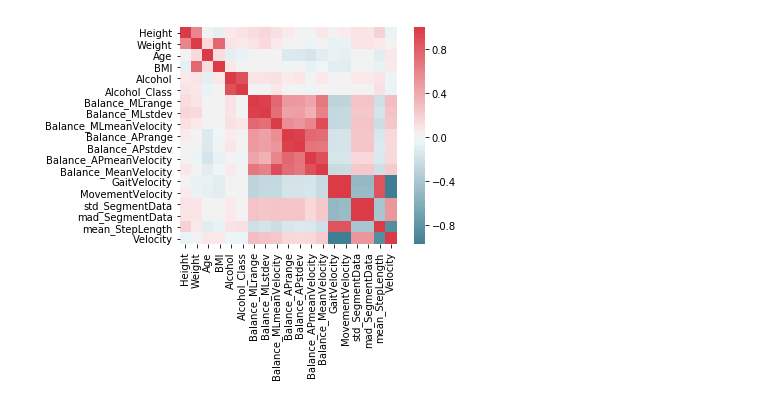
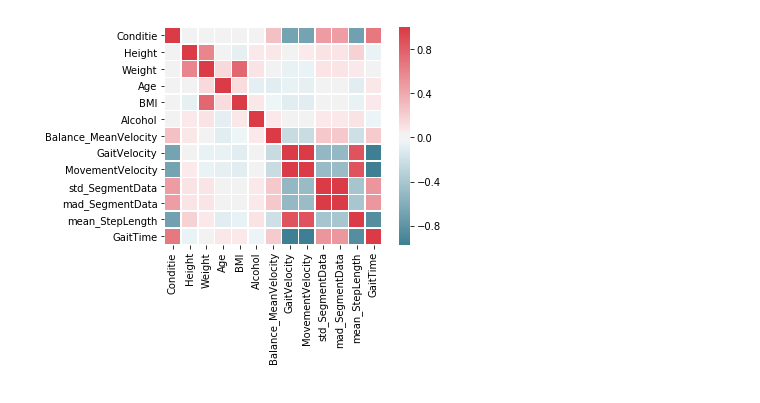
Before and after one commit to VivienvV/fallrisk, a Jupyter notebook: Machine_learning/Logistic_regression.ipynb, the cells around one changed output. Cells and saved outputs as stored; diff of their text form; code cells hidden in the pictures.

```diff
--- a/Machine_learning/Logistic_regression.ipynb
+++ b/Machine_learning/Logistic_regression.ipynb
@@ -22,7 +22,7 @@ from sklearn import tree
 from sklearn.neural_network import MLPClassifier
 np.set_printoptions(threshold=np.nan)
 
-pdata = pd.read_csv("../Data/preprocessed_alcohol_balance_perperson.csv")
+pdata = pd.read_csv("../Data/preprocessed_final.csv")
 # pdata = pdata.drop(["Unnamed: 0"], axis=1)
 pdata['Conditie'] = pdata['Conditie'].map({'norm': 0,  'bril': 1})
 pdata
@@ -86,10 +48,13 @@ Feature Ranking: [16 15 18 14 10  9 17 11  8 13 12  7  6  4  3  1  1  2  5]
+# %%
+X = pdata.drop(['SubjectID', 'Alcohol_Class'], axis=1)
+Y = pdata['Conditie']
 # %%
 import seaborn as sns
 corr = X.corr()
-sns_plot = sns.heatmap(corr, mask=np.zeros_like(corr, dtype=np.bool), cmap=sns.diverging_palette(220, 10, as_cmap=True), square=True)
+sns_plot = sns.heatmap(corr, cmap=sns.diverging_palette(220, 10, as_cmap=True), square=True, linewidths=.5)
 sns_plot.figure.savefig("correlation matrix",bbox_inches="tight")
 # %% [output]
-[figure, old version]
+[figure, new version]
 # %%
 #Splits data into training and validation according to specified ratio
 def validation_split(data, ratio):
```
Also changed, not shown: parts of 9 cells of this notebook, 14 other files.
